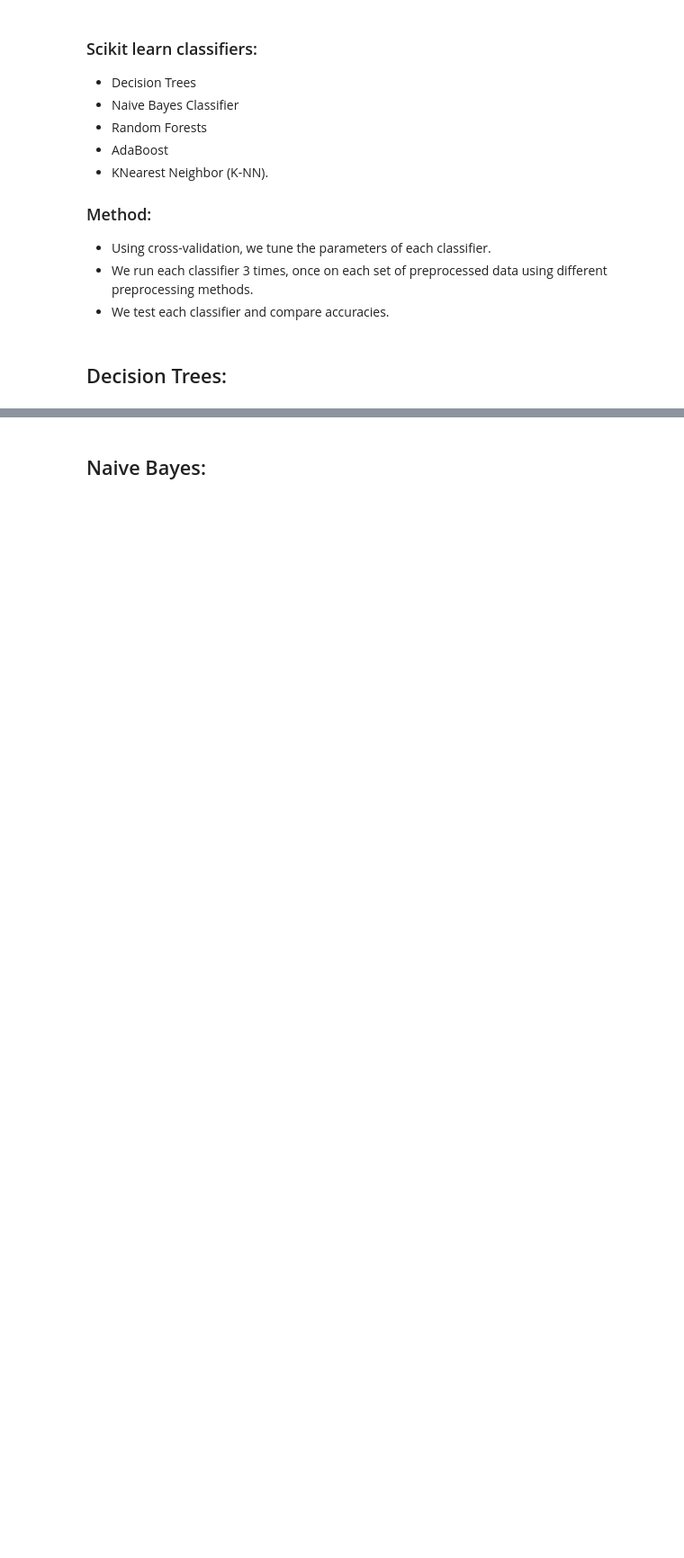
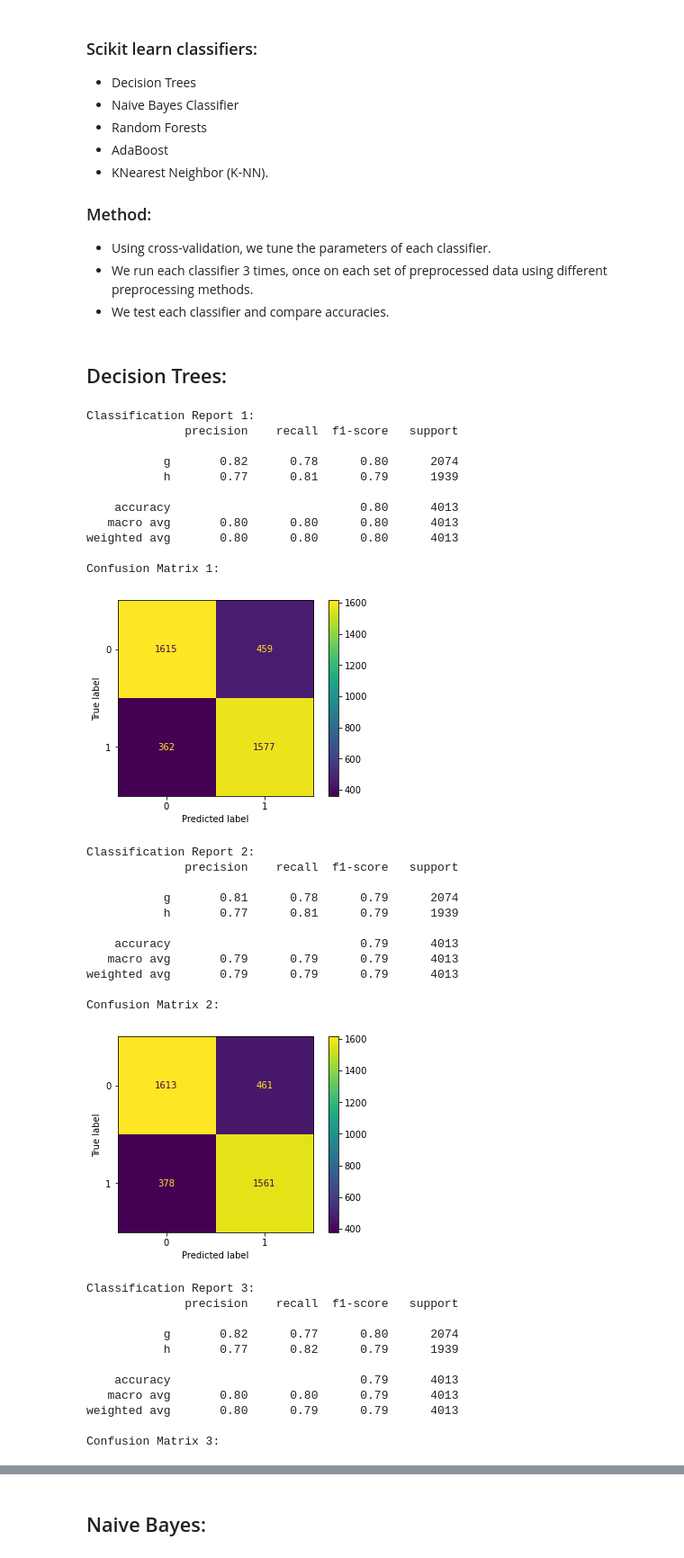
Before and after one commit to nourheshamshaheen/Data-Classification, a Jupyter notebook: AI PROJECT 3.ipynb, the cells around one changed output, grey strips where cells are left out. Shown: that part at 90% size. Cells and saved outputs as stored; diff of their text form; code cells hidden in the pictures; blank space fills up the shorter version.

```diff
--- a/AI PROJECT 3.ipynb
+++ b/AI PROJECT 3.ipynb
@@ -132,36 +132,89 @@ Y_test1 = y_test.copy()
 X_train2 = dftrain_new_qunt.copy()
 Y_train2 = y_train.copy()
 
 X_test2 = dftest_new_qunt.copy()
 Y_test2 = y_test.copy()
 
 X_train3 = dftrain_new_robst.copy()
 Y_train3 = y_train.copy()
 
 X_test3 = dftest_new_robst.copy()
 Y_test3 = y_test.copy()
 
 clf1 = DecisionTreeClassifier()
 clf1 = clf1.fit(X_train1, Y_train1)
 score = clf1.score(X_test1, Y_test1)
 scores_prep1['DecisionTree'] = score
-Y_pred1 = clf1.predict(X_test1)
 
 clf2 = DecisionTreeClassifier()
 clf2 = clf2.fit(X_train2, Y_train2)
 score = clf2.score(X_test2, Y_test2)
 scores_prep2['DecisionTree'] = score
-Y_pred2 = clf2.predict(X_test2)
 
 clf3 = DecisionTreeClassifier()
 clf3 = clf3.fit(X_train3, Y_train3)
 score = clf3.score(X_test3, Y_test3)
 scores_prep3['DecisionTree'] = score
+
+
+Y_pred1 = clf1.predict(X_test1)
+Y_pred2 = clf2.predict(X_test2)
 Y_pred3 = clf3.predict(X_test3)
 
-print('Classification Report')
+
+print('Classification Report 1:')
 print(classification_report(Y_test1, Y_pred1))
-print('Confusion Matrix')
-d = ConfusionMatrixDisplay(confusion_matrix(Y_test1, Y_pred1))
-d.plot()
+print('Confusion Matrix 1:')
+d1 = ConfusionMatrixDisplay(confusion_matrix(Y_test1, Y_pred1))
+d1.plot()
 plt.show()
+
+print('Classification Report 2:')
+print(classification_report(Y_test2, Y_pred2))
+print('Confusion Matrix 2:')
+d2 = ConfusionMatrixDisplay(confusion_matrix(Y_test2, Y_pred2))
+d2.plot()
+plt.show()
+
+print('Classification Report 3:')
+print(classification_report(Y_test3, Y_pred3))
+print('Confusion Matrix 3:')
+d3 = ConfusionMatrixDisplay(confusion_matrix(Y_test3, Y_pred3))
+d3.plot()
+plt.show()
+# %% [output]
+Classification Report 1:
+              precision    recall  f1-score   support
+
+           g       0.82      0.78      0.80      2074
+           h       0.77      0.81      0.79      1939
+
+    accuracy                           0.80      4013
+   macro avg       0.80      0.80      0.80      4013
+weighted avg       0.80      0.80      0.80      4013
+
+Confusion Matrix 1:
+[figure, added]
+Classification Report 2:
+              precision    recall  f1-score   support
+
+           g       0.81      0.78      0.79      2074
+           h       0.77      0.81      0.79      1939
+
+    accuracy                           0.79      4013
+   macro avg       0.79      0.79      0.79      4013
+weighted avg       0.79      0.79      0.79      4013
+
+Confusion Matrix 2:
+[figure, added]
+Classification Report 3:
+              precision    recall  f1-score   support
+
+           g       0.82      0.77      0.80      2074
+           h       0.77      0.82      0.79      1939
+
+    accuracy                           0.79      4013
+   macro avg       0.80      0.80      0.79      4013
+weighted avg       0.80      0.79      0.79      4013
+
+Confusion Matrix 3:
```
Also changed, not shown: parts of 19 cells of this notebook, 1 other file.
